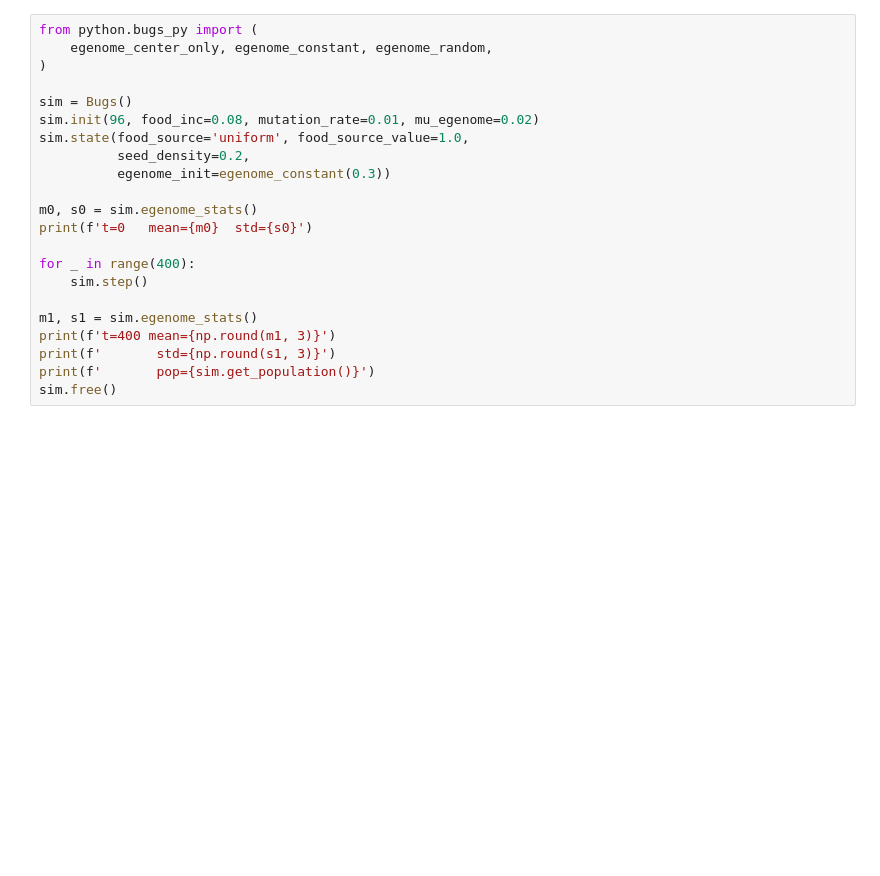
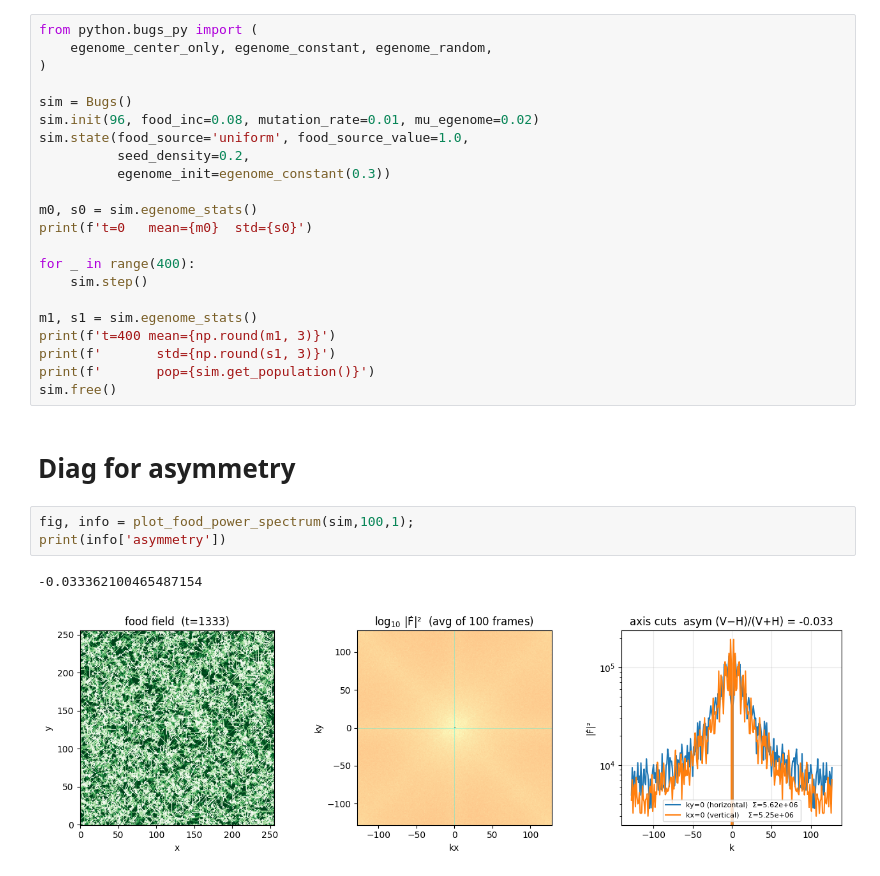
Before and after one commit to nhpackard/Bugs, a Jupyter notebook: test.ipynb, the cells around one changed output. Saved outputs shown, nothing was run; the diff lists cells and outputs as text; blank space fills up the shorter version.

```diff
--- a/test.ipynb
+++ b/test.ipynb
@@ -412,3 +432,11 @@ print(f't=400 mean={np.round(m1, 3)}')
 print(f'       std={np.round(s1, 3)}')
 print(f'       pop={sim.get_population()}')
 sim.free()
+# %% [markdown]
+# Diag for asymmetry
+# %%
+fig, info = plot_food_power_spectrum(sim,100,1);
+print(info['asymmetry'])
+# %% [output]
+-0.033362100465487154
+[figure, added]
```
Also changed, not shown: parts of 15 cells of this notebook, 2 other files.
